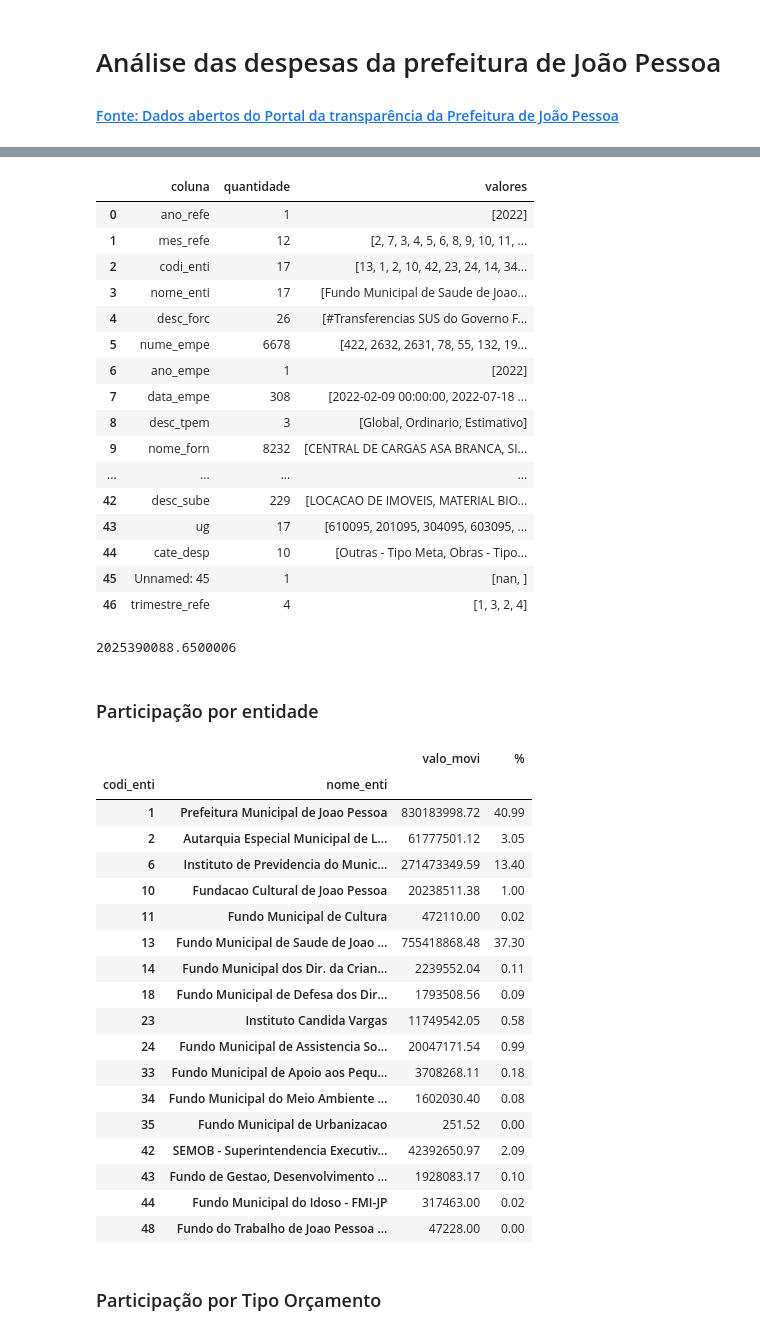
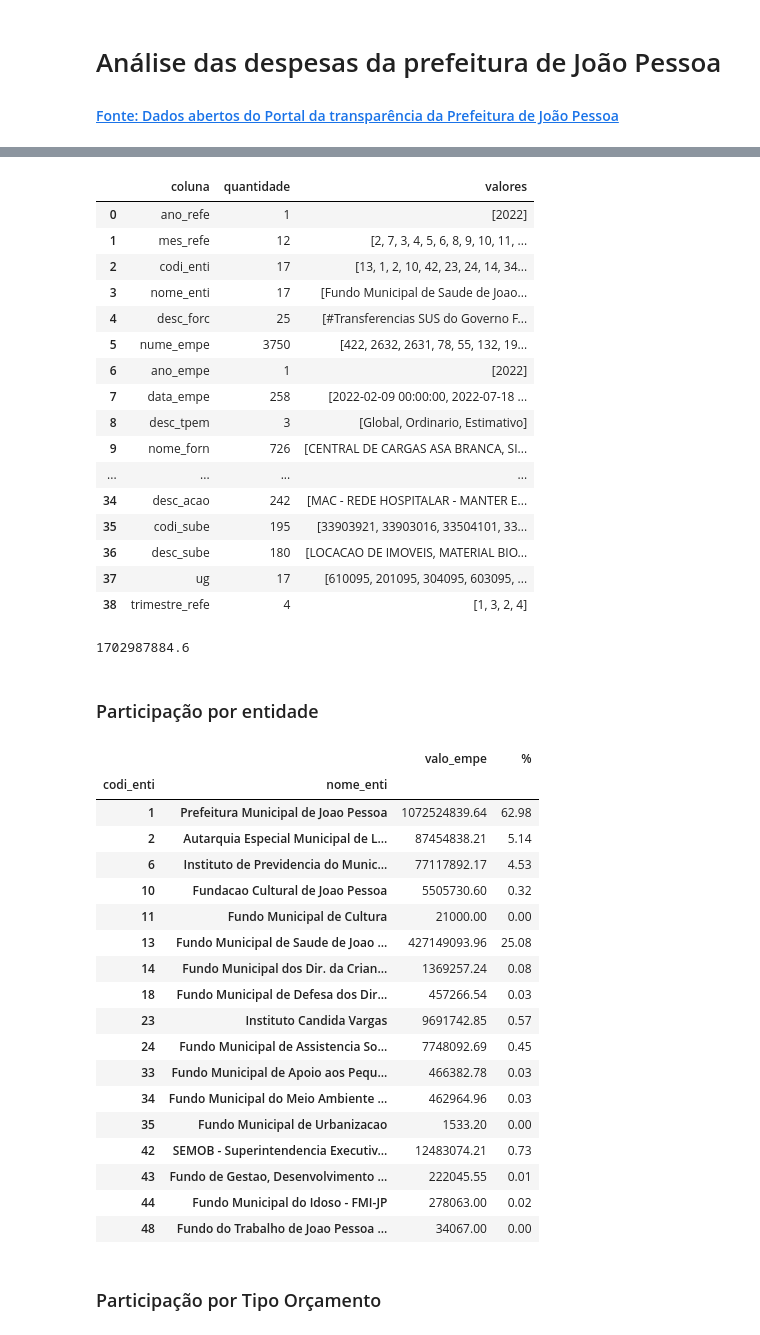
Before and after one commit to AIDA-Uniesp/analise_exploratoria_despesas_joao_pessoa, a Jupyter notebook: exploratoria_despesas.ipynb, the cells around one changed output, grey strips where cells are left out. Cells and saved outputs as stored; diff of their text form; code cells hidden in the pictures.

```diff
--- a/exploratoria_despesas.ipynb
+++ b/exploratoria_despesas.ipynb
@@ -18,6 +26,8 @@ Note: you may need to restart the kernel to use updated packages.
 # Read data
 pd.set_option("float_format",'{:.2f}'.format)
 df = pd.read_csv(filepath_or_buffer='./data/2022.csv', sep=';', low_memory=False)
+df = df.drop(["sald_ante","valo_orca","tota_cred","nume_proc_lici","nume_proc","nume_lici"], axis=1)
+df = df[df.columns[:-1]]
 df.head(3)
 # %% [output]
 |  | ano_refe | mes_refe | codi_enti | nome_enti | desc_forc | nume_empe | ano_empe | data_empe | desc_tpem | ... |
@@ -50,49 +72,49 @@ valores_unicos
 | 1 | mes_refe | 12 | [2, 7, 3, 4, 5, 6, 8, 9, 10, 11, ... |
 | 2 | codi_enti | 17 | [13, 1, 2, 10, 42, 23, 24, 14, 34... |
 | 3 | nome_enti | 17 | [Fundo Municipal de Saude de Joao... |
-| 4 | desc_forc | 26 | [#Transferencias SUS do Governo F... |
-| 5 | nume_empe | 6678 | [422, 2632, 2631, 78, 55, 132, 19... |
+| 4 | desc_forc | 25 | [#Transferencias SUS do Governo F... |
+| 5 | nume_empe | 3750 | [422, 2632, 2631, 78, 55, 132, 19... |
 | 6 | ano_empe | 1 | [2022] |
-| 7 | data_empe | 308 | [2022-02-09 00:00:00, 2022-07-18 ... |
+| 7 | data_empe | 258 | [2022-02-09 00:00:00, 2022-07-18 ... |
 | 8 | desc_tpem | 3 | [Global, Ordinario, Estimativo] |
-| 9 | nome_forn | 8232 | [CENTRAL DE CARGAS ASA BRANCA, SI... |
+| 9 | nome_forn | 726 | [CENTRAL DE CARGAS ASA BRANCA, SI... |
 | ... | ... | ... | ... |
-| 42 | desc_sube | 229 | [LOCACAO DE IMOVEIS, MATERIAL BIO... |
-| 43 | ug | 17 | [610095, 201095, 304095, 603095, ... |
-| 44 | cate_desp | 10 | [Outras - Tipo Meta, Obras - Tipo... |
-| 45 | Unnamed: 45 | 1 | [nan, ] |
-| 46 | trimestre_refe | 4 | [1, 3, 2, 4] |
+| 34 | desc_acao | 242 | [MAC - REDE HOSPITALAR - MANTER E... |
+| 35 | codi_sube | 195 | [33903921, 33903016, 33504101, 33... |
+| 36 | desc_sube | 180 | [LOCACAO DE IMOVEIS, MATERIAL BIO... |
+| 37 | ug | 17 | [610095, 201095, 304095, 603095, ... |
+| 38 | trimestre_refe | 4 | [1, 3, 2, 4] |
 # %%
-total_despesa= df["valo_movi"].sum()
+total_despesa= df["valo_empe"].sum()
 total_despesa
 # %% [output]
-2025390088.6500006
+1702987884.6
 # %% [markdown]
 ### Participação por entidade
 # %%
-participacao_entidades = df[["codi_enti","nome_enti","valo_movi"]].groupby(["codi_enti","nome_enti"]).sum()
-participacao_entidades["%"] =  (participacao_entidades["valo_movi"]/total_despesa)*100
+participacao_entidades = df[["codi_enti","nome_enti","valo_empe"]].groupby(["codi_enti","nome_enti"]).sum()
+participacao_entidades["%"] =  (participacao_entidades["valo_empe"]/total_despesa)*100
 participacao_entidades
 # %% [output]
-|  |  | valo_movi | % |
+|  |  | valo_empe | % |
 | codi_enti | nome_enti |  |  |
-| 1 | Prefeitura Municipal de Joao Pessoa | 830183998.72 | 40.99 |
-| 2 | Autarquia Especial Municipal de L... | 61777501.12 | 3.05 |
-| 6 | Instituto de Previdencia do Munic... | 271473349.59 | 13.40 |
-| 10 | Fundacao Cultural de Joao Pessoa | 20238511.38 | 1.00 |
-| 11 | Fundo Municipal de Cultura | 472110.00 | 0.02 |
-| 13 | Fundo Municipal de Saude de Joao ... | 755418868.48 | 37.30 |
-| 14 | Fundo Municipal dos Dir. da Crian... | 2239552.04 | 0.11 |
-| 18 | Fundo Municipal de Defesa dos Dir... | 1793508.56 | 0.09 |
-| 23 | Instituto Candida Vargas | 11749542.05 | 0.58 |
-| 24 | Fundo Municipal de Assistencia So... | 20047171.54 | 0.99 |
-| 33 | Fundo Municipal de Apoio aos Pequ... | 3708268.11 | 0.18 |
-| 34 | Fundo Municipal do Meio Ambiente ... | 1602030.40 | 0.08 |
-| 35 | Fundo Municipal de Urbanizacao | 251.52 | 0.00 |
-| 42 | SEMOB - Superintendencia Executiv... | 42392650.97 | 2.09 |
-| 43 | Fundo de Gestao, Desenvolvimento ... | 1928083.17 | 0.10 |
-| 44 | Fundo Municipal do Idoso - FMI-JP | 317463.00 | 0.02 |
-| 48 | Fundo do Trabalho de Joao Pessoa ... | 47228.00 | 0.00 |
+| 1 | Prefeitura Municipal de Joao Pessoa | 1072524839.64 | 62.98 |
+| 2 | Autarquia Especial Municipal de L... | 87454838.21 | 5.14 |
+| 6 | Instituto de Previdencia do Munic... | 77117892.17 | 4.53 |
+| 10 | Fundacao Cultural de Joao Pessoa | 5505730.60 | 0.32 |
+| 11 | Fundo Municipal de Cultura | 21000.00 | 0.00 |
+| 13 | Fundo Municipal de Saude de Joao ... | 427149093.96 | 25.08 |
+| 14 | Fundo Municipal dos Dir. da Crian... | 1369257.24 | 0.08 |
+| 18 | Fundo Municipal de Defesa dos Dir... | 457266.54 | 0.03 |
+| 23 | Instituto Candida Vargas | 9691742.85 | 0.57 |
+| 24 | Fundo Municipal de Assistencia So... | 7748092.69 | 0.45 |
+| 33 | Fundo Municipal de Apoio aos Pequ... | 466382.78 | 0.03 |
+| 34 | Fundo Municipal do Meio Ambiente ... | 462964.96 | 0.03 |
+| 35 | Fundo Municipal de Urbanizacao | 1533.20 | 0.00 |
+| 42 | SEMOB - Superintendencia Executiv... | 12483074.21 | 0.73 |
+| 43 | Fundo de Gestao, Desenvolvimento ... | 222045.55 | 0.01 |
+| 44 | Fundo Municipal do Idoso - FMI-JP | 278063.00 | 0.02 |
+| 48 | Fundo do Trabalho de Joao Pessoa ... | 34067.00 | 0.00 |
 # %% [markdown]
 ### Participação por Tipo Orçamento
 # %%
```
Also changed, not shown: parts of 7 cells of this notebook, 1 other file.
